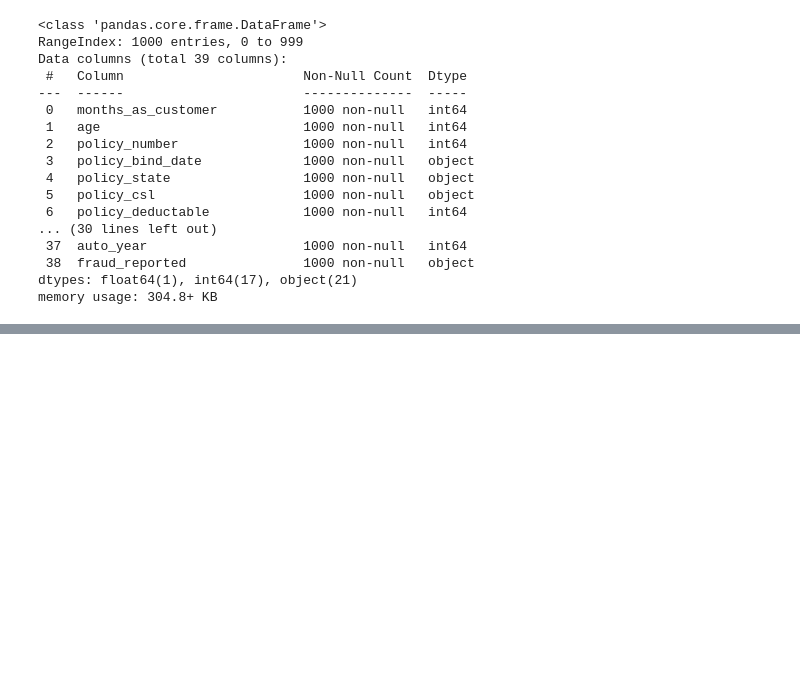
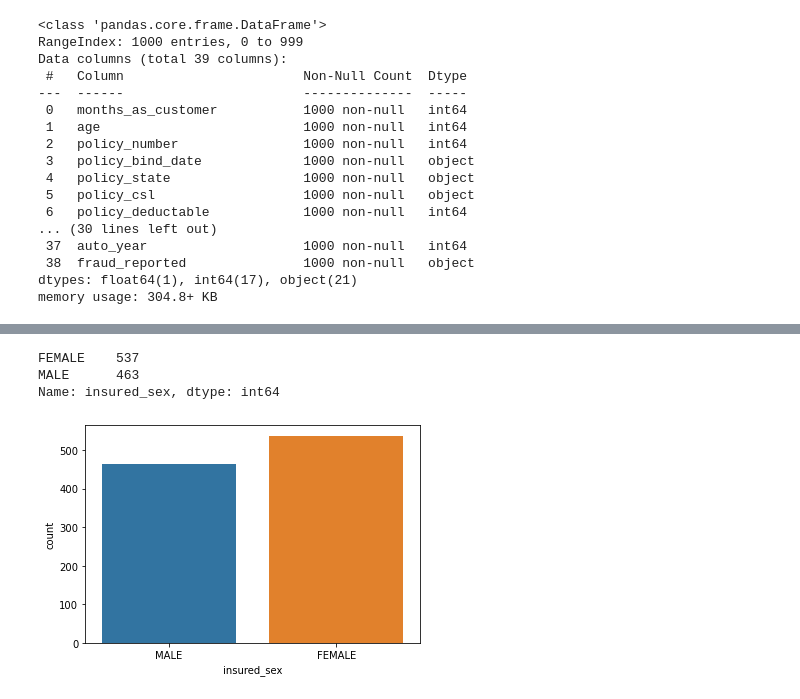
Before and after one commit to Dhara348/Project1, a Jupyter notebook: Evaluation_Project/insurance_policy_prediction.ipynb, the cells around one changed output, grey strips where cells are left out. Drawn from its saved outputs; the diff is of its cells as text; code cells hidden in the pictures; blank space fills up the shorter version.

```diff
--- a/Evaluation_Project/insurance_policy_prediction.ipynb
+++ b/Evaluation_Project/insurance_policy_prediction.ipynb
@@ -67,0 +88,8 @@ memory usage: 304.8+ KB
+# %%
+sns.countplot(data['insured_sex'])
+data['insured_sex'].value_counts()
+# %% [output]
+FEMALE    537
+MALE      463
+Name: insured_sex, dtype: int64
+[figure, added]
```
Also changed, not shown: parts of 61 cells of this notebook.
